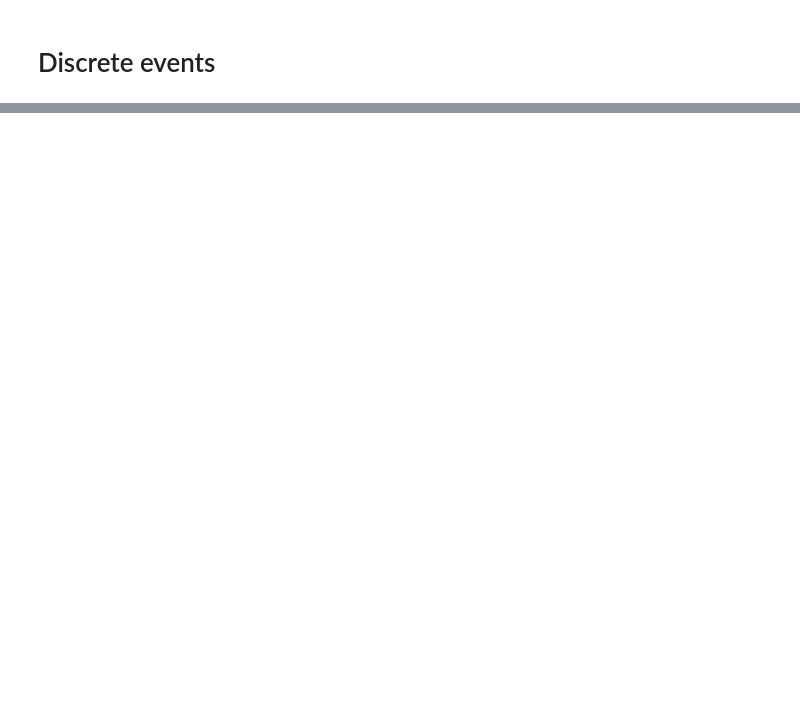
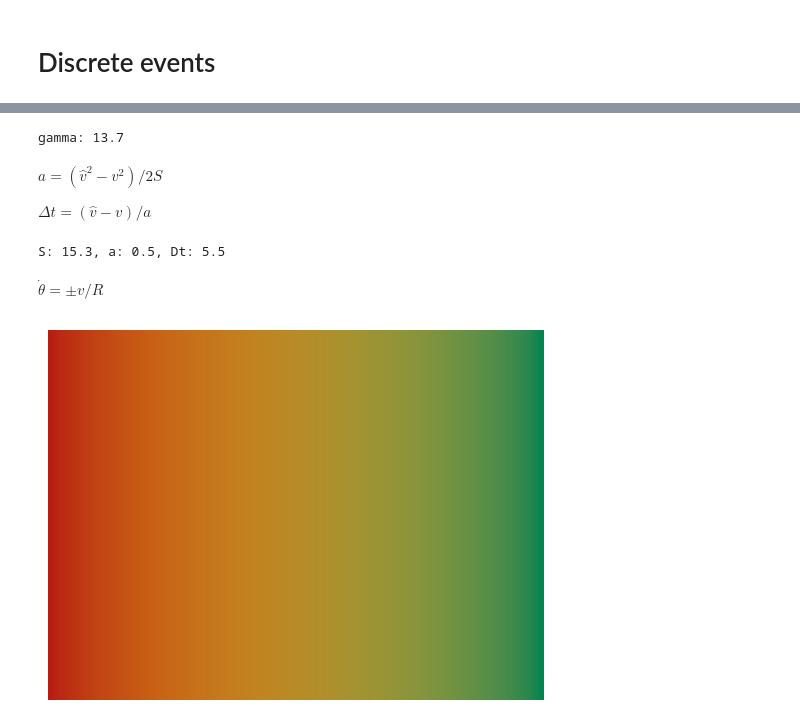
Before and after one commit to EPFL-ENAC/LUTS-pneuma-simulator, a Jupyter notebook: notebooks/discrete.ipynb, the cells around one changed output, grey strips where cells are left out. Cells and saved outputs as stored; diff of their text form; code cells hidden in the pictures; blank space fills up the shorter version.

```diff
--- a/notebooks/discrete.ipynb
+++ b/notebooks/discrete.ipynb
@@ -33,13 +37,6 @@ rcParams.update(
         "ytick.minor.width": 0.25,
     }
 )
-# LaTeX packages
-plt.rc("text", usetex=False)
-plt.rc(
-    "text.latex",
-    preamble=r"\usepackage{amsmath}",
-)
-plt.rc("text.latex", preamble=r"\usepackage{gensymb}")
 dark_blue = "#1964B0"
 dark_teal = "#008A69"
 vermilion = "#DB5829"
@@ -48,3 +45,9 @@ maroon = "#894B45"
 dark_purple = "#882D71"
 light_purple = "#D2BBD7"
 grey = "#DEDEDE"
+# centimeter to inch
+cm = params.cm
+# conversion factor
+factor = params.factor
+# simulation time step
+dt = params.dt / 2
@@ -158,0 +149,28 @@ $\displaystyle - 184.539513864371 \cos^{2}{\left(x \right)} + 288.467960029603 \
+# %%
+# maneuverability in degrees
+gamma = round(exp(XC * v * factor + CC), 1)
+print(f"gamma: {gamma}")
+# mid-maneuver angle in radians
+phi = pi / 90 * gamma
+# turning radius in meters
+R = 0.5 * W / (1 - cos(phi))
+# total arc traveled in meters
+S = 2 * R * phi
+# horizontal distnce taveled
+Dx = W / tan(0.5 * phi)
+# %% [output]
+gamma: 13.7
+# %% [markdown]
+$a = \left(\hat{v}^2-v^2\right)/2S$
+
+$\Delta t = \left(\hat{v} - v\right) / a$
+# %%
+# Constant acceleration
+a = (v_hat**2 - v**2) / (2 * S)
+# Time duration of maneuver
+Dt = (v_hat - v) / a
+print(f"S: {round(S,1)}, a: {round(a,1)}, Dt: {round(Dt,1)}")
+# %% [output]
+S: 15.3, a: 0.5, Dt: 5.5
+# %% [markdown]
+$\dot\theta = \pm v/R$
@@ -158,0 +257,34 @@ $\displaystyle - 184.539513864371 \cos^{2}{\left(x \right)} + 288.467960029603 \
+# %%
+from colorspacious import cspace_convert
+from matplotlib.colors import ListedColormap, to_rgb
+
+%matplotlib inline
+# Hex color stops: red → yellow → green
+hex_colors = ["#B81D13", "#EFB700", "#008450"]
+
+# Convert hex → RGB (0–1)
+rgb = np.array([to_rgb(h) for h in hex_colors])
+
+# Convert to Lab
+lab = cspace_convert(rgb, "sRGB1", "CIELab")
+
+# Interpolate smoothly in Lab
+steps = 256
+t = np.linspace(0, 1, steps)
+# Quadratic Bézier interpolation between 3 colors
+lab_interp = np.array([(1 - tt) ** 2 * lab[0] + 2 * (1 - tt) * tt * lab[1] + tt**2 * lab[2] for tt in t])
+
+# Convert back to RGB
+rgb_interp = cspace_convert(lab_interp, "CIELab", "sRGB1")
+rgb_interp = np.clip(rgb_interp, 0, 1)
+
+# Build colormap
+cmap = ListedColormap(rgb_interp, name="RYG_Lab")
+
+# Show gradient
+gradient = np.linspace(0, 1, 256).reshape(1, -1)
+plt.imshow(gradient, aspect="auto", cmap=cmap)
+plt.axis("off")
+plt.show()
+# %% [output]
+[figure, added]
```
Also changed, not shown: parts of 29 cells of this notebook, 2 other files.
